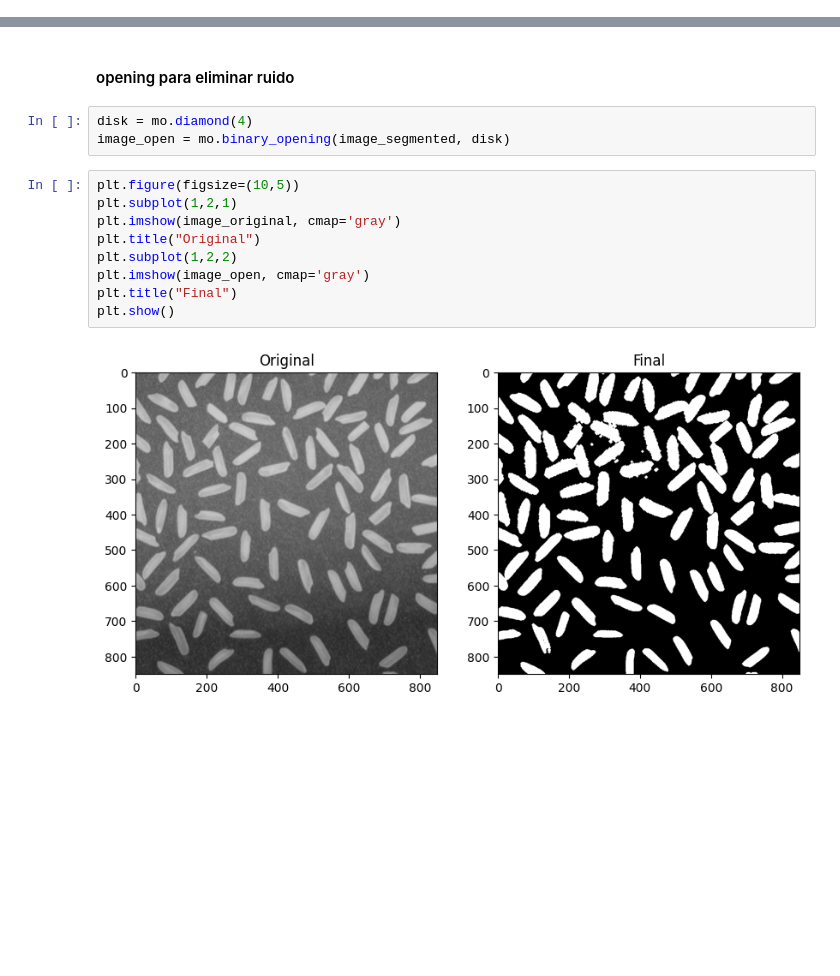
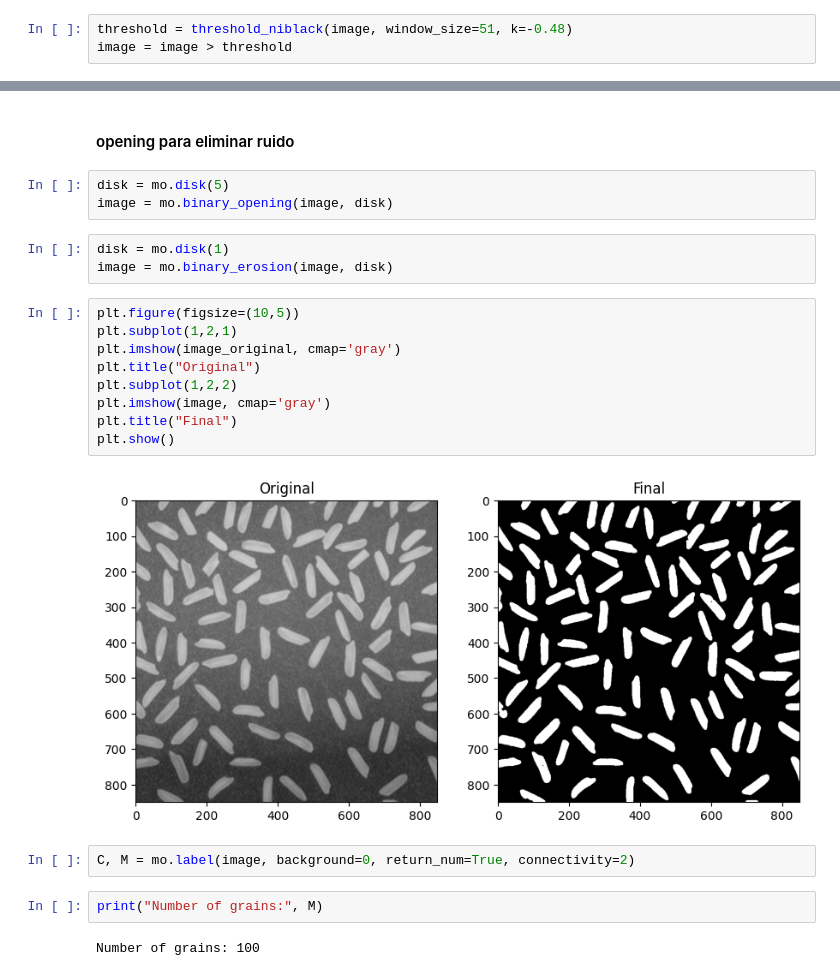
Before and after one commit to TheKiesling/computer-vision, a Jupyter notebook: lab2.ipynb, the cells around one changed output, grey strips where cells are left out. Drawn from its saved outputs; the diff is of its cells as text; blank space fills up the shorter version.

Commit message:
[feat]: morphology label

```diff
--- a/lab2.ipynb
+++ b/lab2.ipynb
@@ -76,3 +28,6 @@ image_segmented = image_quantized > threshold
+# %%
+threshold = threshold_niblack(image, window_size=51, k=-0.48)
+image = image > threshold
 # %%
 plt.figure(figsize=(10,5))
 plt.subplot(1,2,1)
@@ -89,16 +44,25 @@ plt.show()
 # %% [markdown]
 #### opening para eliminar ruido
 # %%
-disk = mo.diamond(4)
-image_open = mo.binary_opening(image_segmented, disk)
+disk = mo.disk(5)
+image = mo.binary_opening(image, disk)
+# %%
+disk = mo.disk(1)
+image = mo.binary_erosion(image, disk)
 # %%
 plt.figure(figsize=(10,5))
 plt.subplot(1,2,1)
 plt.imshow(image_original, cmap='gray')
 plt.title("Original")
 plt.subplot(1,2,2)
-plt.imshow(image_open, cmap='gray')
+plt.imshow(image, cmap='gray')
 plt.title("Final")
 plt.show()
 # %% [output]
-[figure, old version]
+[figure, new version]
+# %%
+C, M = mo.label(image, background=0, return_num=True, connectivity=2)
+# %%
+print("Number of grains:", M)
+# %% [output]
+Number of grains: 100
```
Also changed, not shown: parts of 9 cells of this notebook.
